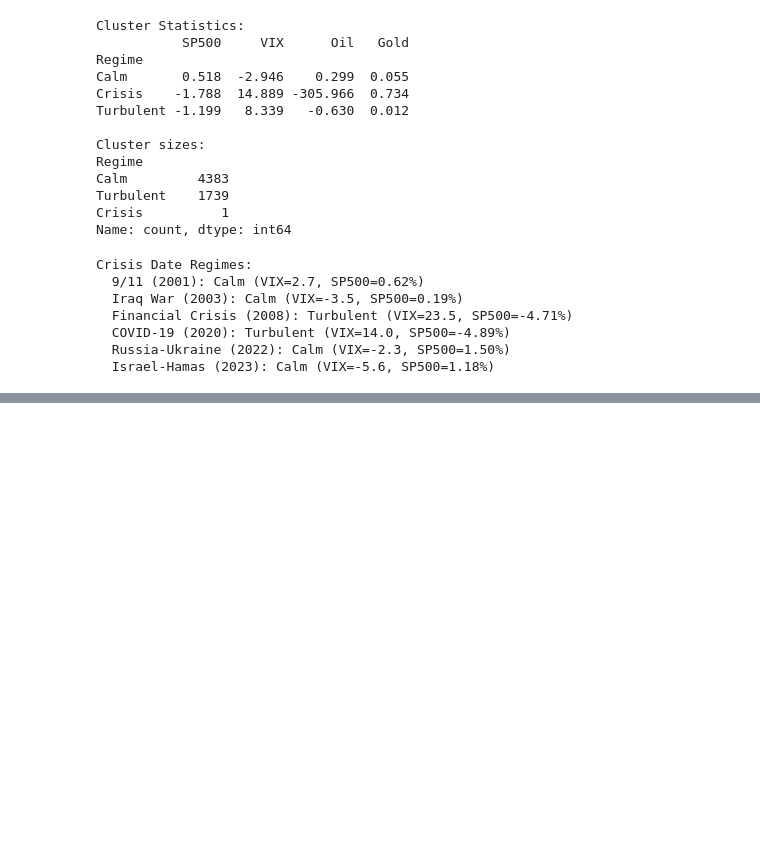
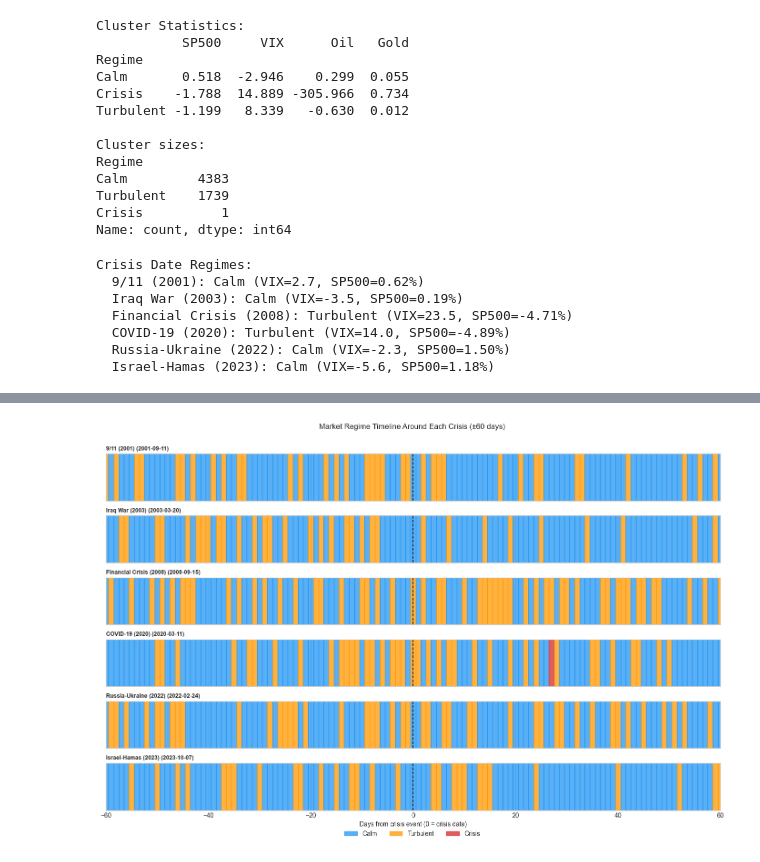
Before and after one commit to yagmurcaloglu-design/DSA_210_TermProject, a Jupyter notebook: ml.ipynb, the cells around one changed output, grey strips where cells are left out. Saved outputs shown, nothing was run; the diff lists cells and outputs as text; code cells hidden in the pictures; blank space fills up the shorter version.

```diff
--- a/ml.ipynb
+++ b/ml.ipynb
@@ -392 +443,45 @@ Crisis Date Regimes:
+# %%
+# Timeline plot: visualize the actual regime sequence in the ±60-day window
+# Each row is one crisis; vertical dashed line marks the crisis date (offset = 0)
+regime_colors = {'Calm': '#2196F3', 'Turbulent': '#FF9800', 'Crisis': '#d62728'}
+
+n = len(CRISES)
+fig, axes = plt.subplots(n, 1, figsize=(14, 1.5 * n), sharex=True)
+if n == 1:
+    axes = [axes]
+
+for ax, (crisis_name, crisis_date_str) in zip(axes, CRISES.items()):
+    crisis_date = pd.Timestamp(crisis_date_str)
+    crisis_idx = cluster_df.index.get_indexer([crisis_date], method='nearest')[0]
+    start_idx = max(0, crisis_idx - WINDOW)
+    end_idx   = min(len(cluster_df), crisis_idx + WINDOW + 1)
+    window_df = cluster_df.iloc[start_idx:end_idx]
+
+    # x-axis: days relative to the crisis (0 = crisis date)
+    offsets = np.arange(start_idx - crisis_idx, end_idx - crisis_idx)
+
+    # Draw a colored band for each day, colored by its regime
+    for offset, regime in zip(offsets, window_df['Regime']):
+        ax.axvspan(offset - 0.5, offset + 0.5,
+                   color=regime_colors[regime], alpha=0.75)
+
+    # Mark the crisis date itself
+    ax.axvline(x=0, color='black', linestyle='--', linewidth=1.2)
+    ax.set_title(f'{crisis_name} ({crisis_date_str})',
+                 loc='left', fontsize=9, fontweight='bold')
+    ax.set_yticks([])
+    ax.set_xlim(-WINDOW, WINDOW)
+
+# Shared legend at the bottom
+handles = [plt.Rectangle((0, 0), 1, 1, color=regime_colors[r], alpha=0.75)
+           for r in all_regimes]
+fig.legend(handles, all_regimes, loc='lower center',
+           ncol=len(all_regimes), bbox_to_anchor=(0.5, -0.02))
+axes[-1].set_xlabel('Days from crisis event (0 = crisis date)')
+fig.suptitle('Market Regime Timeline Around Each Crisis (±60 days)',
+             fontsize=12, y=1.005)
+plt.tight_layout()
+plt.show()
+# %% [output]
+[figure, added]
 # %% [markdown]
```
Also changed, not shown: parts of 4 cells of this notebook.
